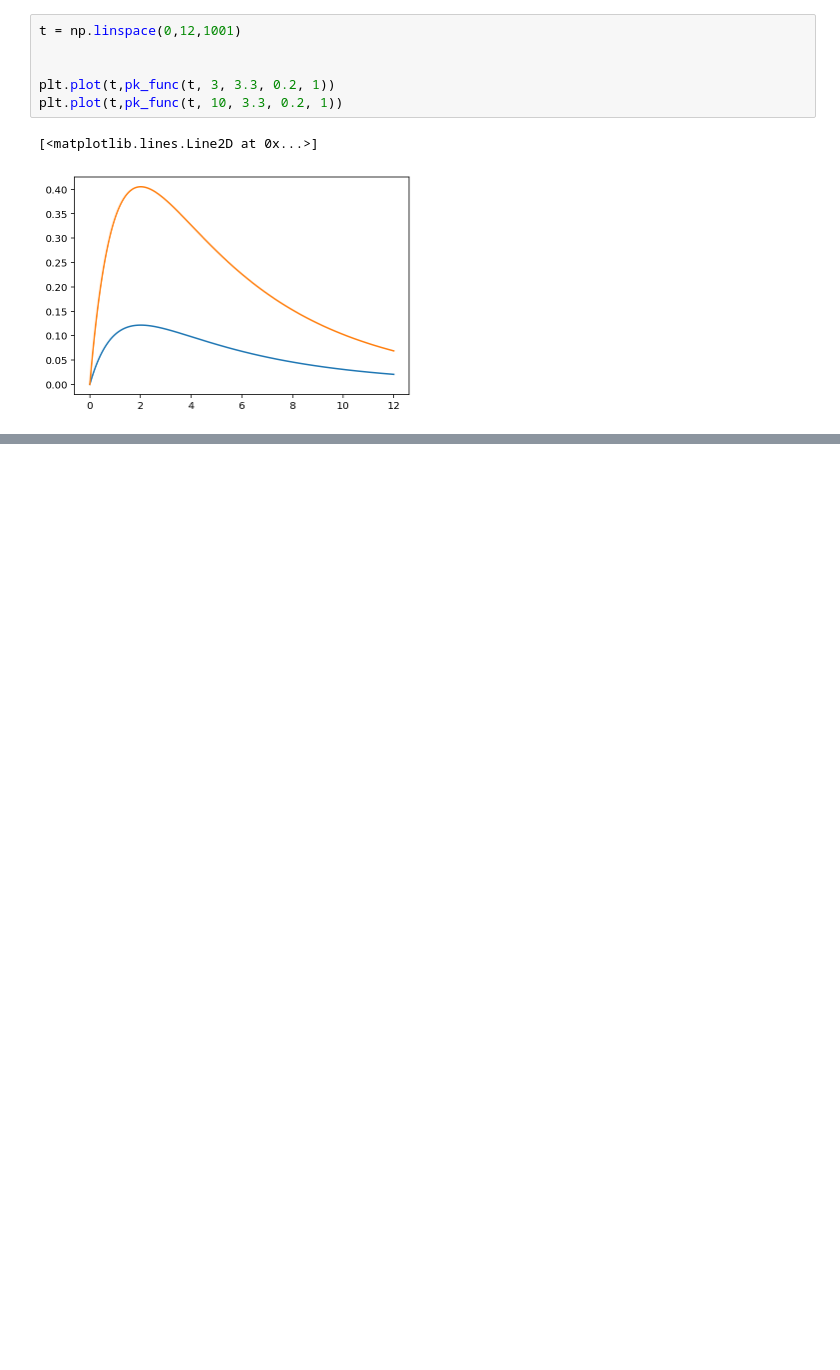
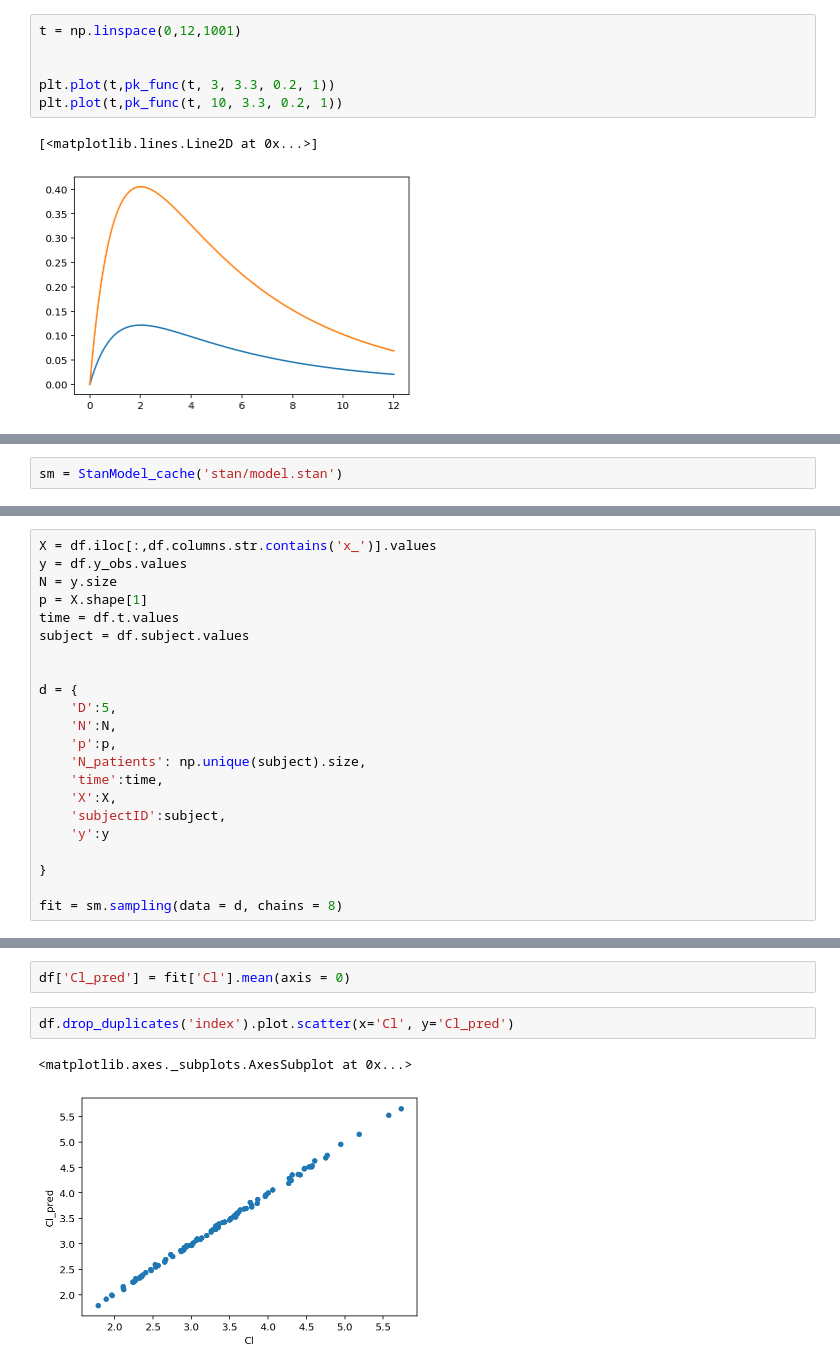
Before and after one commit to Dpananos/PKBayes, a Jupyter notebook: Untitled.ipynb, the cells around one changed output, grey strips where cells are left out. Cells and saved outputs as stored; diff of their text form; blank space fills up the shorter version.

```diff
--- a/Untitled.ipynb
+++ b/Untitled.ipynb
@@ -36,0 +35,2 @@ df.Cl.hist()
+# %%
+sm = StanModel_cache('stan/model.stan')
@@ -36,0 +39,22 @@ df.Cl.hist()
+# %%
+X = df.iloc[:,df.columns.str.contains('x_')].values
+y = df.y_obs.values
+N = y.size
+p = X.shape[1]
+time = df.t.values
+subject = df.subject.values
+
+
+d = {
+    'D':5,
+    'N':N,
+    'p':p,
+    'N_patients': np.unique(subject).size,
+    'time':time,
+    'X':X,
+    'subjectID':subject,
+    'y':y
+
+}
+
+fit = sm.sampling(data = d, chains = 8)
@@ -36,0 +73,7 @@ df.Cl.hist()
+# %%
+df['Cl_pred'] = fit['Cl'].mean(axis = 0)
+# %%
+df.drop_duplicates('index').plot.scatter(x='Cl', y='Cl_pred')
+# %% [output]
+<matplotlib.axes._subplots.AxesSubplot at 0x...>
+[figure, added]
```
Also changed, not shown: parts of 6 cells of this notebook, 7 other files.
